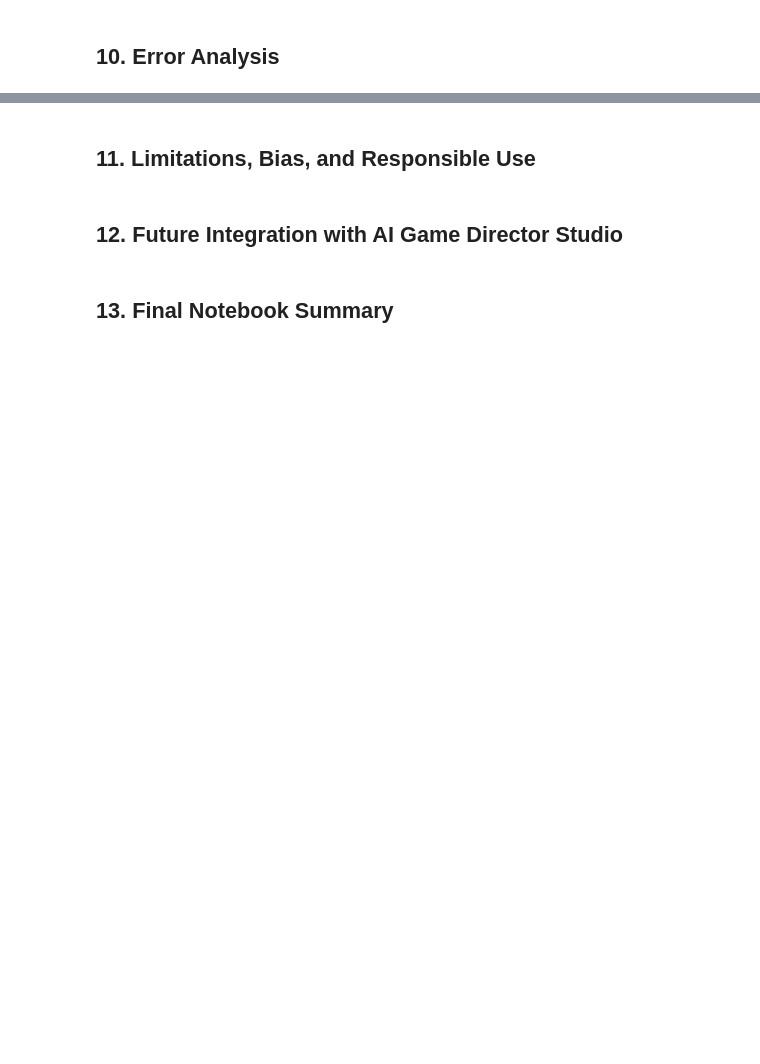
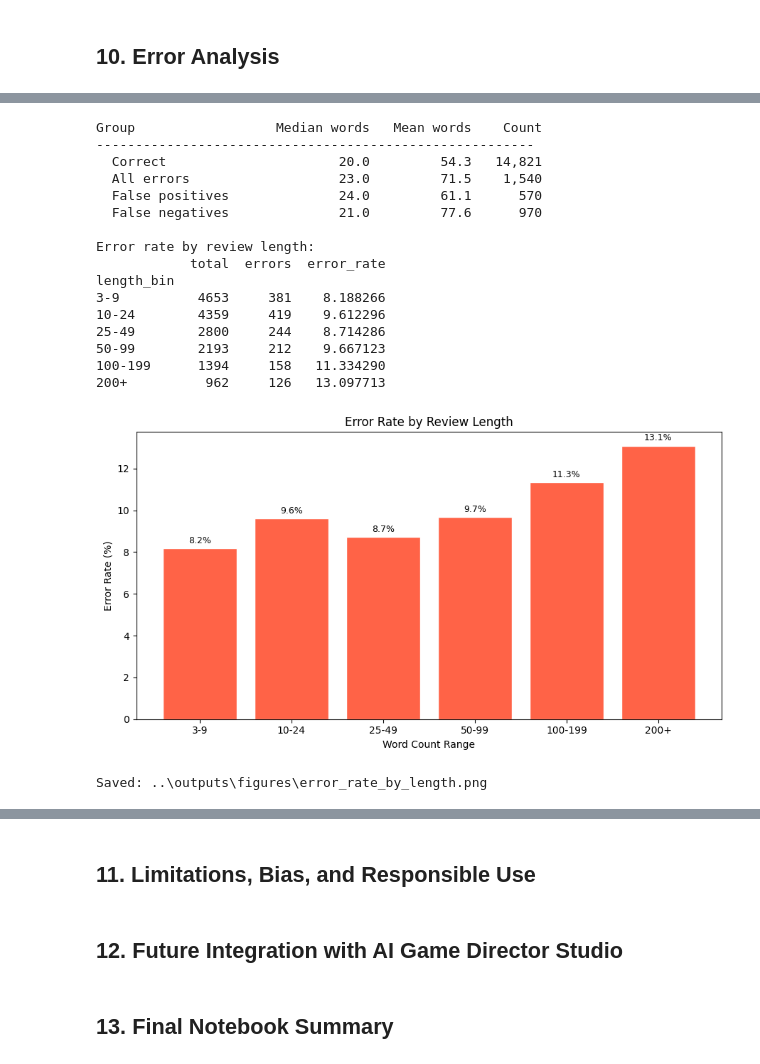
Before and after one commit to thebobmay/applied-ml-player-feedback, a Jupyter notebook: notebooks/modeling.ipynb, the cells around one changed output, grey strips where cells are left out. Drawn from its saved outputs; the diff is of its cells as text; code cells hidden in the pictures; blank space fills up the shorter version.

Commit message:
Add error analysis

```diff
--- a/notebooks/modeling.ipynb
+++ b/notebooks/modeling.ipynb
@@ -1016,2 +1016,20 @@ The curve rises sharply from C=0.01 to C=1.0 and then falls at C=10.0 and C=100.
 # %% [markdown]
 ## 10. Error Analysis
+# %%
+df_errors = df_test.copy()
+df_errors['y_true'] = y_test
+df_errors['y_pred'] = winner_res['y_pred']
+df_errors['correct'] = df_errors['y_true'] == df_errors['y_pred']
+
+# false positive: true negative (voted_up=False) predicted positive
+# false negative: true positive (voted_up=True) predicted negative
+fp = df_errors[(df_errors['y_true'] == 0) & (df_errors['y_pred'] == 1)].copy()
+fn = df_errors[(df_errors['y_true'] == 1) & (df_errors['y_pred'] == 0)].copy()
+
+total = len(df_errors)
+print(f"Test set total:    {total:,}")
+print(f"Correct:           {df_errors['correct'].sum():,}  ({df_errors['correct'].mean()*100:.1f}%)")
+print(f"Errors:            {(~df_errors['correct']).sum():,}  ({(~df_errors['correct']).mean()*100:.1f}%)")
+print()
+print(f"False positives:   {len(fp):,}  (negative reviews predicted positive)")
+print(f"False negatives:   {len(fn):,}  (positive reviews predicted negative)")
@@ -1017,0 +1091,58 @@ The curve rises sharply from C=0.01 to C=1.0 and then falls at C=10.0 and C=100.
+# %%
+import matplotlib.pyplot as plt
+import numpy as np
+
+correct = df_errors[df_errors['correct']]
+errors  = df_errors[~df_errors['correct']]
+
+print(f"{'Group':<20} {'Median words':>14} {'Mean words':>12} {'Count':>8}")
+print("-" * 56)
+for label, subset in [('Correct', correct), ('All errors', errors),
+                       ('False positives', fp), ('False negatives', fn)]:
+    print(f"  {label:<18} {subset['word_count'].median():>14.1f} "
+          f"{subset['word_count'].mean():>12.1f} {len(subset):>8,}")
+print()
+
+# Error rate by word count bucket
+bins   = [3, 10, 25, 50, 100, 200, 1600]
+labels = ['3-9', '10-24', '25-49', '50-99', '100-199', '200+']
+df_errors['length_bin'] = pd.cut(df_errors['word_count'], bins=bins, labels=labels, right=False)
+
+bucket = df_errors.groupby('length_bin', observed=True).agg(
+    total=('correct', 'count'),
+    errors=('correct', lambda x: (~x).sum()),
+).assign(error_rate=lambda d: d['errors'] / d['total'] * 100)
+
+print("Error rate by review length:")
+print(bucket.to_string())
+
+fig, ax = plt.subplots(figsize=(9, 5))
+ax.bar(labels, bucket['error_rate'], color='tomato', edgecolor='white')
+ax.set_title('Error Rate by Review Length')
+ax.set_xlabel('Word Count Range')
+ax.set_ylabel('Error Rate (%)')
+ax.bar_label(ax.containers[0], fmt='%.1f%%', padding=3, fontsize=9)
+plt.tight_layout()
+out = FIGURES / 'error_rate_by_length.png'
+plt.savefig(out, dpi=150)
+plt.show()
+print(f"\nSaved: {out}")
+# %% [output]
+Group                  Median words   Mean words    Count
+--------------------------------------------------------
+  Correct                      20.0         54.3   14,821
+  All errors                   23.0         71.5    1,540
+  False positives              24.0         61.1      570
+  False negatives              21.0         77.6      970
+
+Error rate by review length:
+            total  errors  error_rate
+length_bin
+3-9          4653     381    8.188266
+10-24        4359     419    9.612296
+25-49        2800     244    8.714286
+50-99        2193     212    9.667123
+100-199      1394     158   11.334290
+200+          962     126   13.097713
+[figure, added]
+Saved: ..\outputs\figures\error_rate_by_length.png
```
Also changed, not shown: parts of 5 cells of this notebook, 1 other file.
